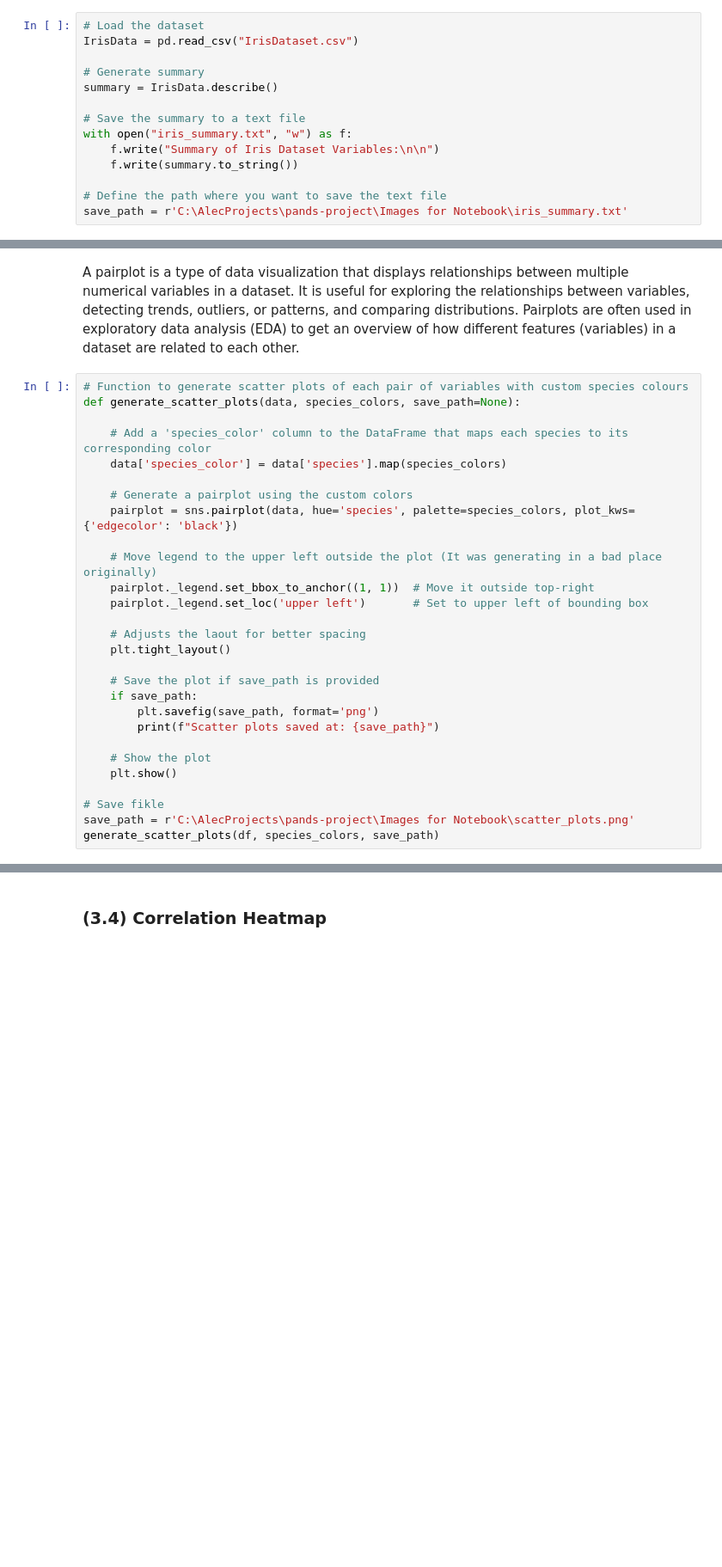
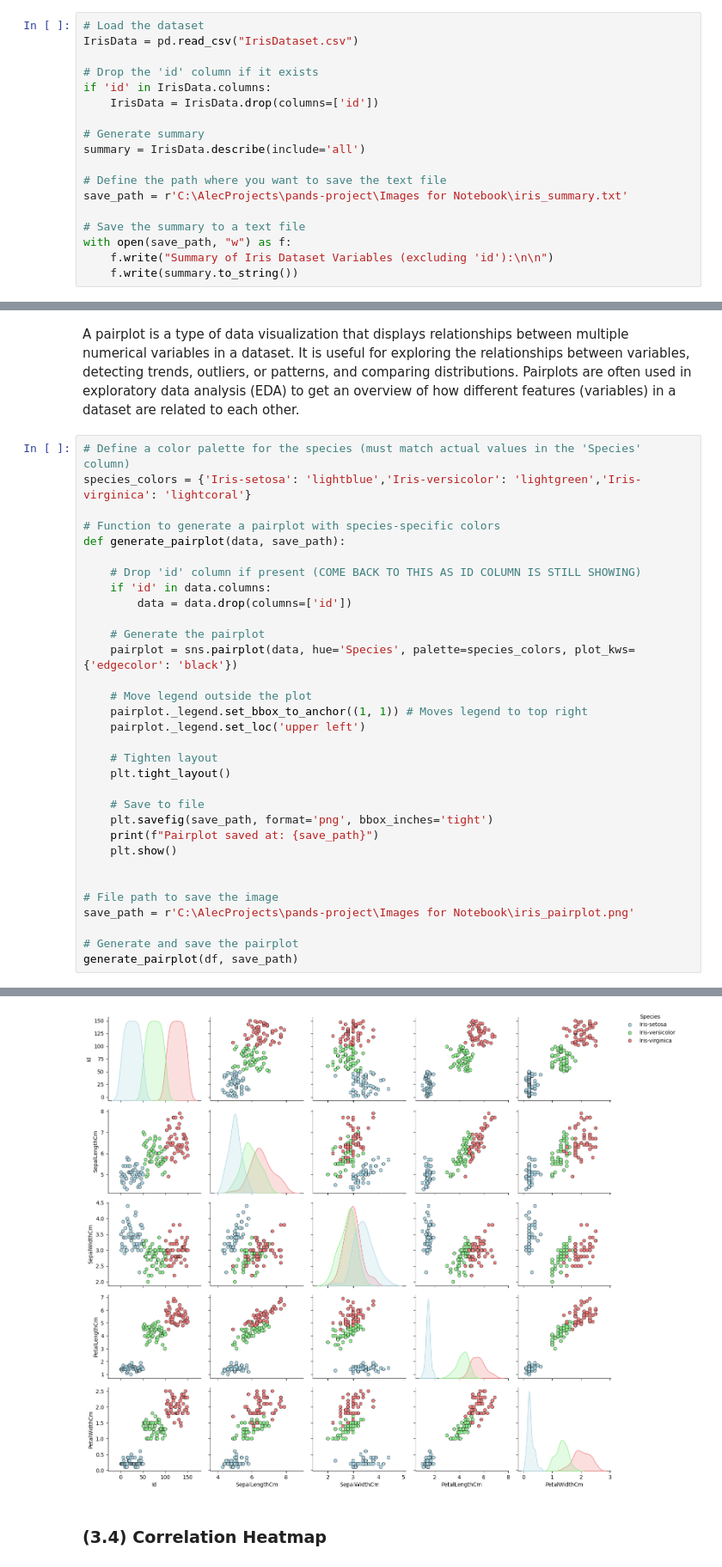
Before and after one commit to PectenMaximus/pands-project, a Jupyter notebook: FinalProject.ipynb, the cells around one changed output, grey strips where cells are left out. Shown at 86% size. Cells and saved outputs as stored; diff of their text form; blank space fills up the shorter version.

```diff
--- a/FinalProject.ipynb
+++ b/FinalProject.ipynb
@@ -217,16 +219,20 @@ max          7.90000      3.800000       6.900000       2.50000
 # Load the dataset
 IrisData = pd.read_csv("IrisDataset.csv")
 
+# Drop the 'id' column if it exists
+if 'id' in IrisData.columns:
+    IrisData = IrisData.drop(columns=['id'])
+
 # Generate summary
-summary = IrisData.describe()
-
-# Save the summary to a text file
-with open("iris_summary.txt", "w") as f:
-    f.write("Summary of Iris Dataset Variables:\n\n")
-    f.write(summary.to_string())
+summary = IrisData.describe(include='all')
 
 # Define the path where you want to save the text file
 save_path = r'C:\AlecProjects\pands-project\Images for Notebook\iris_summary.txt'
+
+# Save the summary to a text file
+with open(save_path, "w") as f:
+    f.write("Summary of Iris Dataset Variables (excluding 'id'):\n\n")
+    f.write(summary.to_string())
 # %% [markdown]
 ----------------
 # %% [markdown]
@@ -316,31 +324,35 @@ Histogram saved at: C:\AlecProjects\pands-project\Images for Notebook\iris_histo
 # %% [markdown]
 A pairplot is a type of data visualization that displays relationships between multiple numerical variables in a dataset. It is useful for exploring the relationships between variables, detecting trends, outliers, or patterns, and comparing distributions. Pairplots are often used in exploratory data analysis (EDA) to get an overview of how different features (variables) in a dataset are related to each other.
 # %%
-# Function to generate scatter plots of each pair of variables with custom species colours
-def generate_scatter_plots(data, species_colors, save_path=None):
+# Define a color palette for the species (must match actual values in the 'Species' column)
+species_colors = {'Iris-setosa': 'lightblue','Iris-versicolor': 'lightgreen','Iris-virginica': 'lightcoral'}
 
-    # Add a 'species_color' column to the DataFrame that maps each species to its corresponding color
-    data['species_color'] = data['species'].map(species_colors)
+# Function to generate a pairplot with species-specific colors
+def generate_pairplot(data, save_path):
 
-    # Generate a pairplot using the custom colors
-    pairplot = sns.pairplot(data, hue='species', palette=species_colors, plot_kws={'edgecolor': 'black'})
+    # Drop 'id' column if present (COME BACK TO THIS AS ID COLUMN IS STILL SHOWING)
+    if 'id' in data.columns:
+        data = data.drop(columns=['id'])
 
-    # Move legend to the upper left outside the plot (It was generating in a bad place originally)
-    pairplot._legend.set_bbox_to_anchor((1, 1))  # Move it outside top-right
-    pairplot._legend.set_loc('upper left')       # Set to upper left of bounding box
+    # Generate the pairplot
+    pairplot = sns.pairplot(data, hue='Species', palette=species_colors, plot_kws={'edgecolor': 'black'})
 
-    # Adjusts the laout for better spacing
+    # Move legend outside the plot
+    pairplot._legend.set_bbox_to_anchor((1, 1)) # Moves legend to top right
+    pairplot._legend.set_loc('upper left')
+
+    # Tighten layout
     plt.tight_layout()
 
-    # Save the plot if save_path is provided
-    if save_path:
-        plt.savefig(save_path, format='png')
-        print(f"Scatter plots saved at: {save_path}")
-
-    # Show the plot
+    # Save to file
+    plt.savefig(save_path, format='png', bbox_inches='tight')
+    print(f"Pairplot saved at: {save_path}")
     plt.show()
 
-# Save fikle
-save_path = r'C:\AlecProjects\pands-project\Images for Notebook\scatter_plots.png'
-generate_scatter_plots(df, species_colors, save_path)
+
+# File path to save the image
+save_path = r'C:\AlecProjects\pands-project\Images for Notebook\iris_pairplot.png'
+
+# Generate and save the pairplot
+generate_pairplot(df, save_path)
 # %% [output]
@@ -348,3 +360,4 @@ KeyError: 'species'
+[figure, added]
 # %% [markdown]
 ### (3.4) Correlation Heatmap
 # %% [markdown]
```
Also changed, not shown: parts of 24 cells of this notebook.
